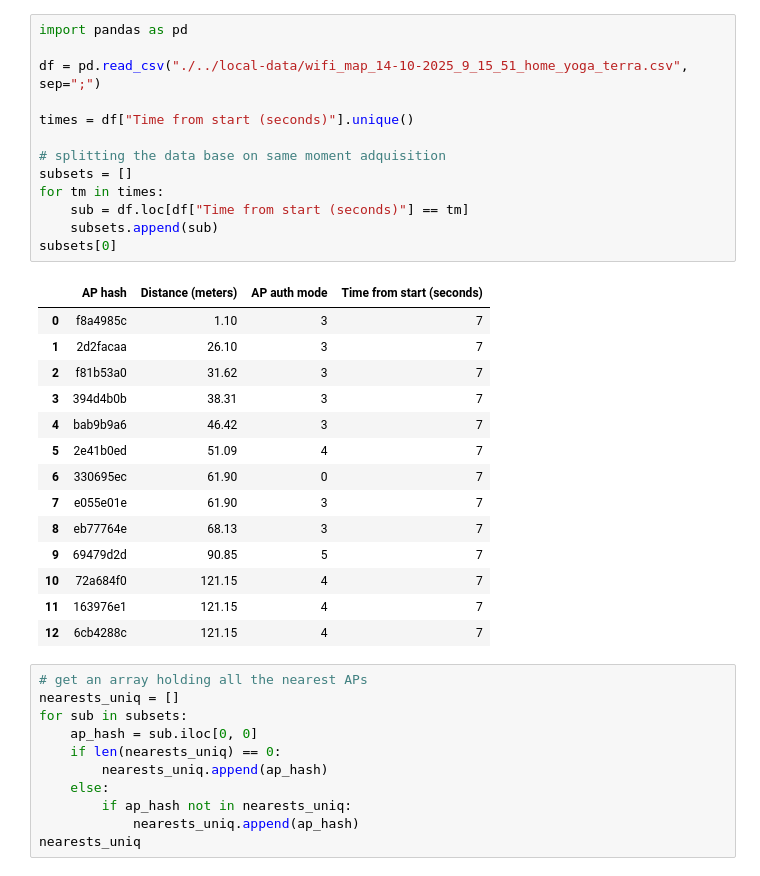
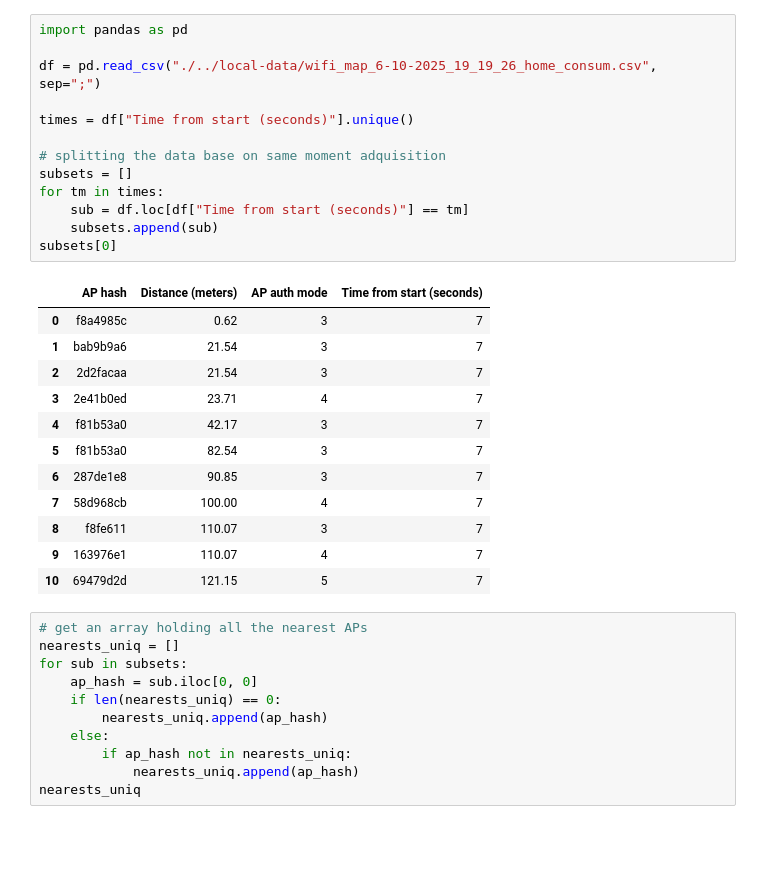
Before and after one commit to carvilsi/flipper0-process-wifi-map-data, a Jupyter notebook: jupyter-notebooks/WiFi_maps_process.ipynb, the cells around one changed output. Saved outputs shown, nothing was run; the diff lists cells and outputs as text; blank space fills up the shorter version.

```diff
--- a/jupyter-notebooks/WiFi_maps_process.ipynb
+++ b/jupyter-notebooks/WiFi_maps_process.ipynb
@@ -1,31 +1,29 @@
 # %%
 import pandas as pd
 
-df = pd.read_csv("./../local-data/wifi_map_14-10-2025_9_15_51_home_yoga_terra.csv", sep=";")
+df = pd.read_csv("./../local-data/wifi_map_6-10-2025_19_19_26_home_consum.csv", sep=";")
 
 times = df["Time from start (seconds)"].unique()
 
 # splitting the data base on same moment adquisition
 subsets = []
 for tm in times:
     sub = df.loc[df["Time from start (seconds)"] == tm]
     subsets.append(sub)
 subsets[0]
 # %% [output]
 |  | AP hash | Distance (meters) | AP auth mode | Time from start (seconds) |
-| 0 | f8a4985c | 1.10 | 3 | 7 |
-| 1 | 2d2facaa | 26.10 | 3 | 7 |
-| 2 | f81b53a0 | 31.62 | 3 | 7 |
-| 3 | 394d4b0b | 38.31 | 3 | 7 |
-| 4 | bab9b9a6 | 46.42 | 3 | 7 |
-| 5 | 2e41b0ed | 51.09 | 4 | 7 |
-| 6 | 330695ec | 61.90 | 0 | 7 |
-| 7 | e055e01e | 61.90 | 3 | 7 |
-| 8 | eb77764e | 68.13 | 3 | 7 |
-| 9 | 69479d2d | 90.85 | 5 | 7 |
-| 10 | 72a684f0 | 121.15 | 4 | 7 |
-| 11 | 163976e1 | 121.15 | 4 | 7 |
-| 12 | 6cb4288c | 121.15 | 4 | 7 |
+| 0 | f8a4985c | 0.62 | 3 | 7 |
+| 1 | bab9b9a6 | 21.54 | 3 | 7 |
+| 2 | 2d2facaa | 21.54 | 3 | 7 |
+| 3 | 2e41b0ed | 23.71 | 4 | 7 |
+| 4 | f81b53a0 | 42.17 | 3 | 7 |
+| 5 | f81b53a0 | 82.54 | 3 | 7 |
+| 6 | 287de1e8 | 90.85 | 3 | 7 |
+| 7 | 58d968cb | 100.00 | 4 | 7 |
+| 8 | f8fe611 | 110.07 | 3 | 7 |
+| 9 | 163976e1 | 110.07 | 4 | 7 |
+| 10 | 69479d2d | 121.15 | 5 | 7 |
 # %%
 # get an array holding all the nearest APs
 nearests_uniq = []
```
Also changed, not shown: 1 other file.
